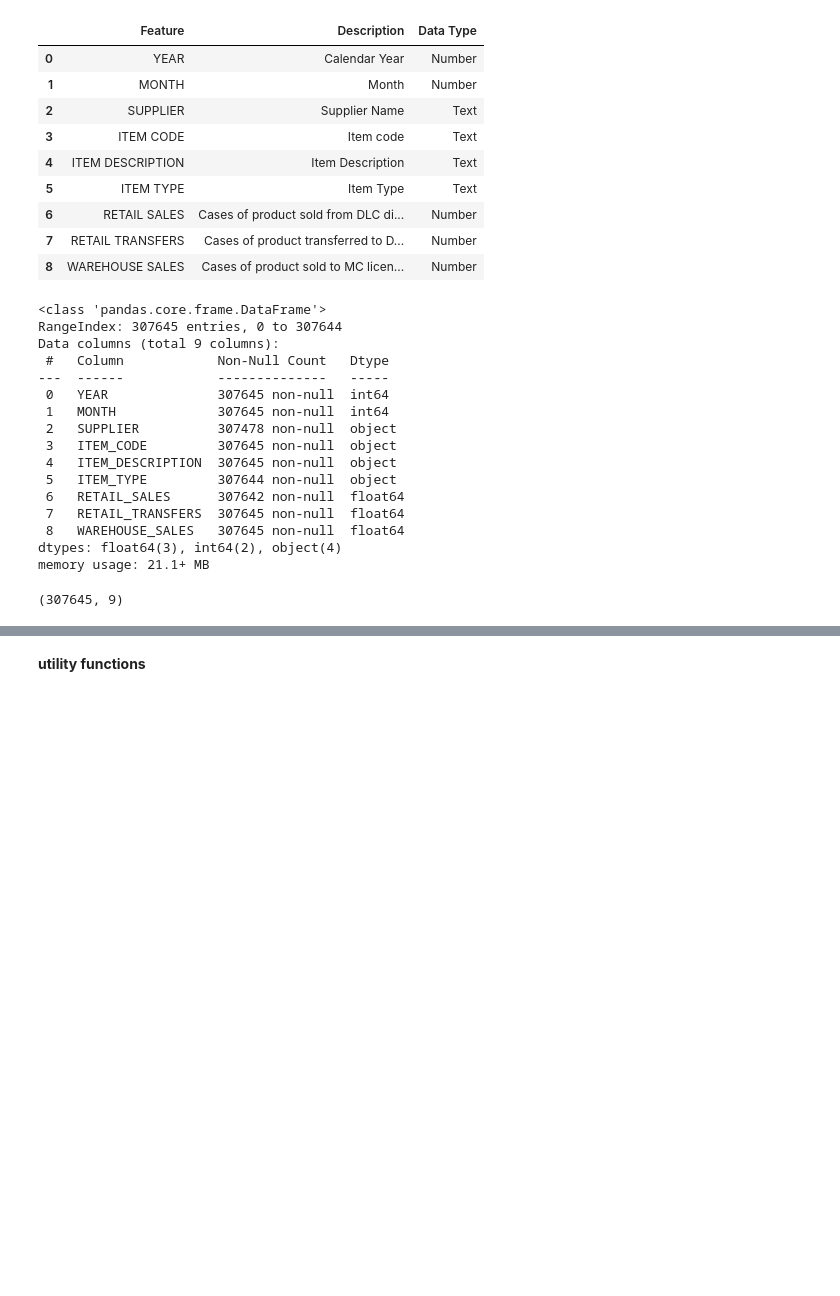
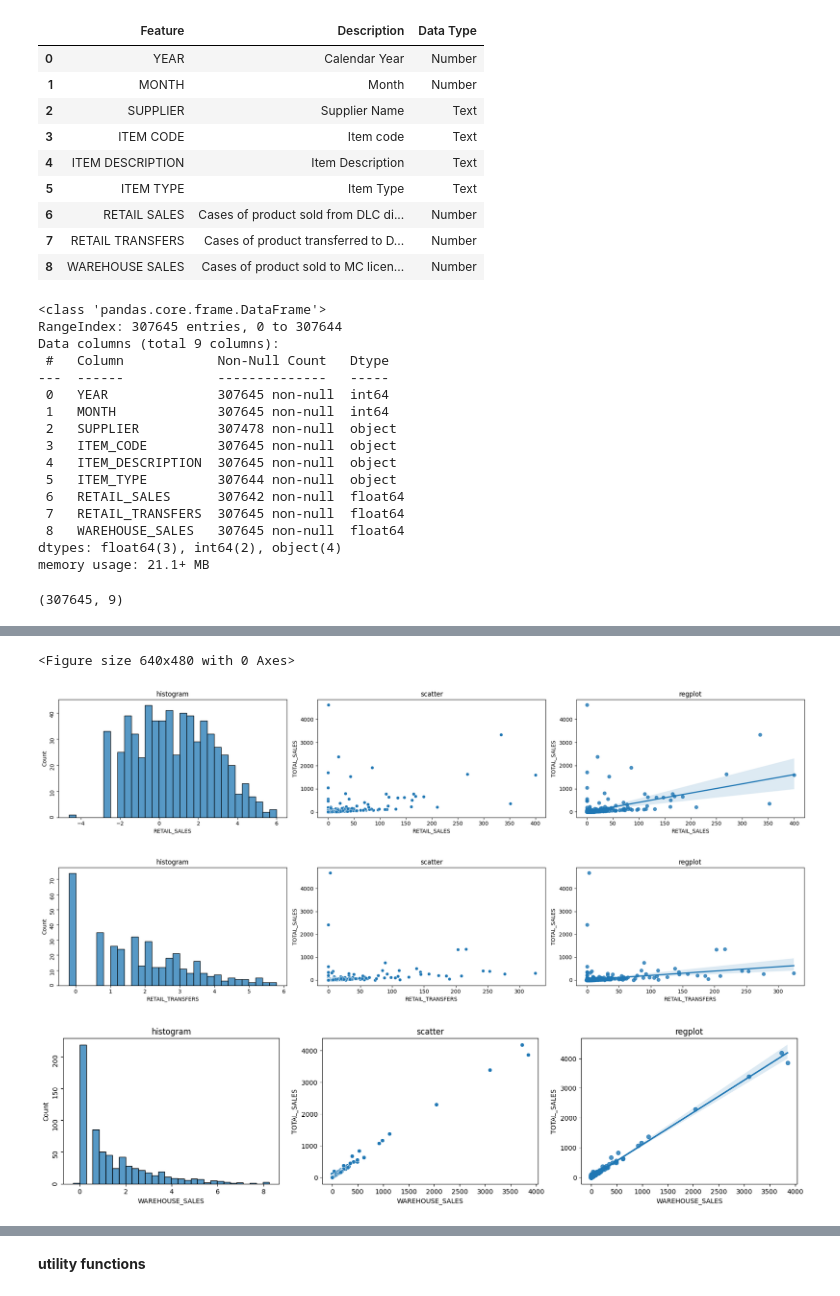
Before and after one commit to drizzletechnova/Coursera-data-science-, a Jupyter notebook: Copy_of_final_project.ipynb, the cells around one changed output, grey strips where cells are left out. Drawn from its saved outputs; the diff is of its cells as text; code cells hidden in the pictures; blank space fills up the shorter version.

```diff
--- a/Copy_of_final_project.ipynb
+++ b/Copy_of_final_project.ipynb
@@ -183,0 +191,34 @@ data.sample(10)
+# %%
+def plot_dist(df,variable,target):
+    df = df.sample(1000)
+    plt.tight_layout()
+    plt.figure(figsize=(20,4))
+    # histogram
+    plt.subplot(1,3,1)
+    # plt.xticks(rotation=90)
+    sns.histplot(x = np.log(df[variable]),bins=30,data=df)
+    plt.title('histogram')
+    plt.yticks(rotation=90)
+    #scatter plot
+    plt.subplot(1,3,2)
+    sns.scatterplot(x= variable,y= target,data=df)
+    plt.title('scatter')
+    #regplot
+    plt.subplot(1,3,3)
+    sns.regplot(y= target,x=variable,data=df)
+    plt.title('regplot')
+# %%
+# List of columns to exclude
+exclude_columns = ['MONTH', 'YEAR', 'TOTAL_SALES']
+
+# Exclude specified columns from the numeric_cols DataFrame
+Features = numeric_cols.drop(columns=exclude_columns).columns
+
+# Loop through each remaining feature and plot the distribution
+for feature in Features:
+    plot_dist(numeric_cols, feature, "TOTAL_SALES")
+# %% [output]
+<Figure size 640x480 with 0 Axes>
+[figure, added]
+[figure, added]
+[figure, added]
```
Also changed, not shown: parts of 37 cells of this notebook.
